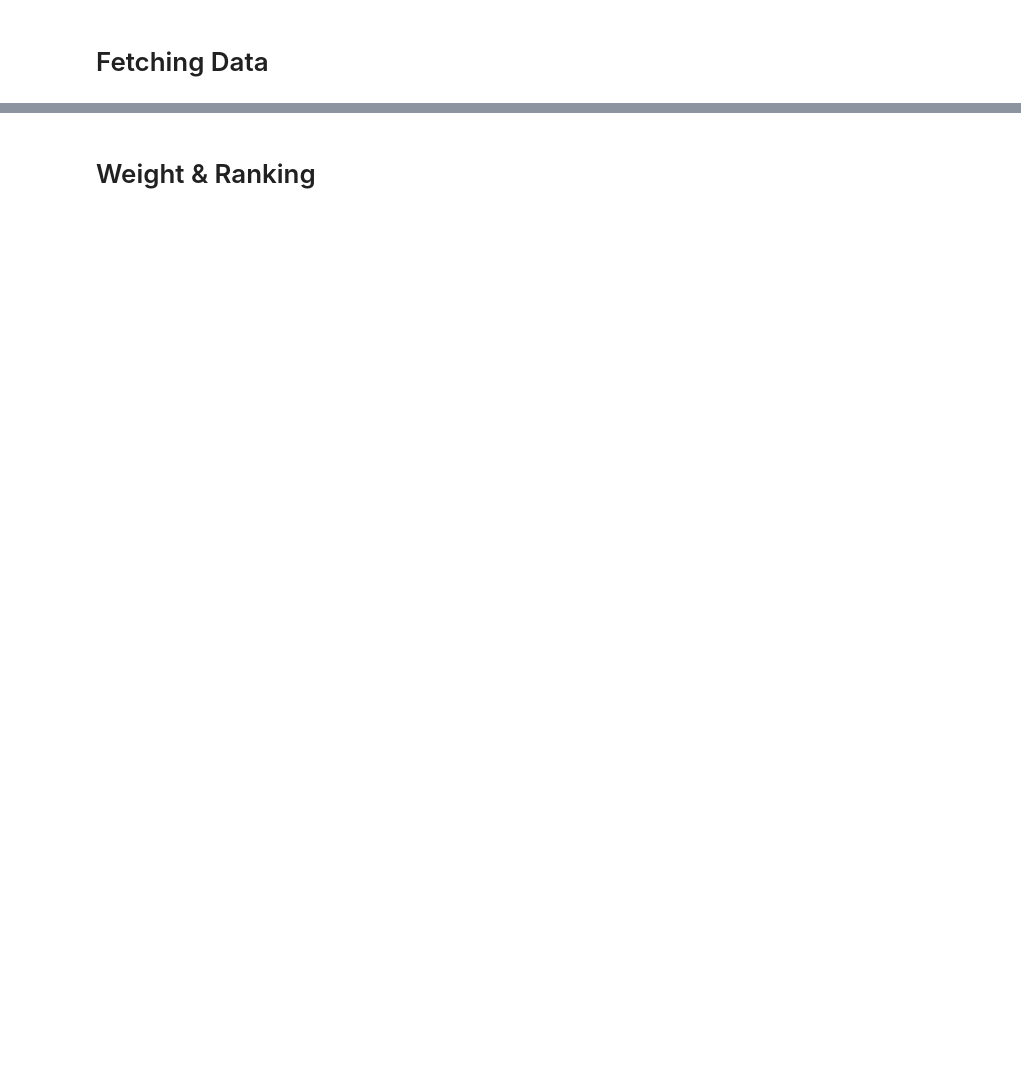
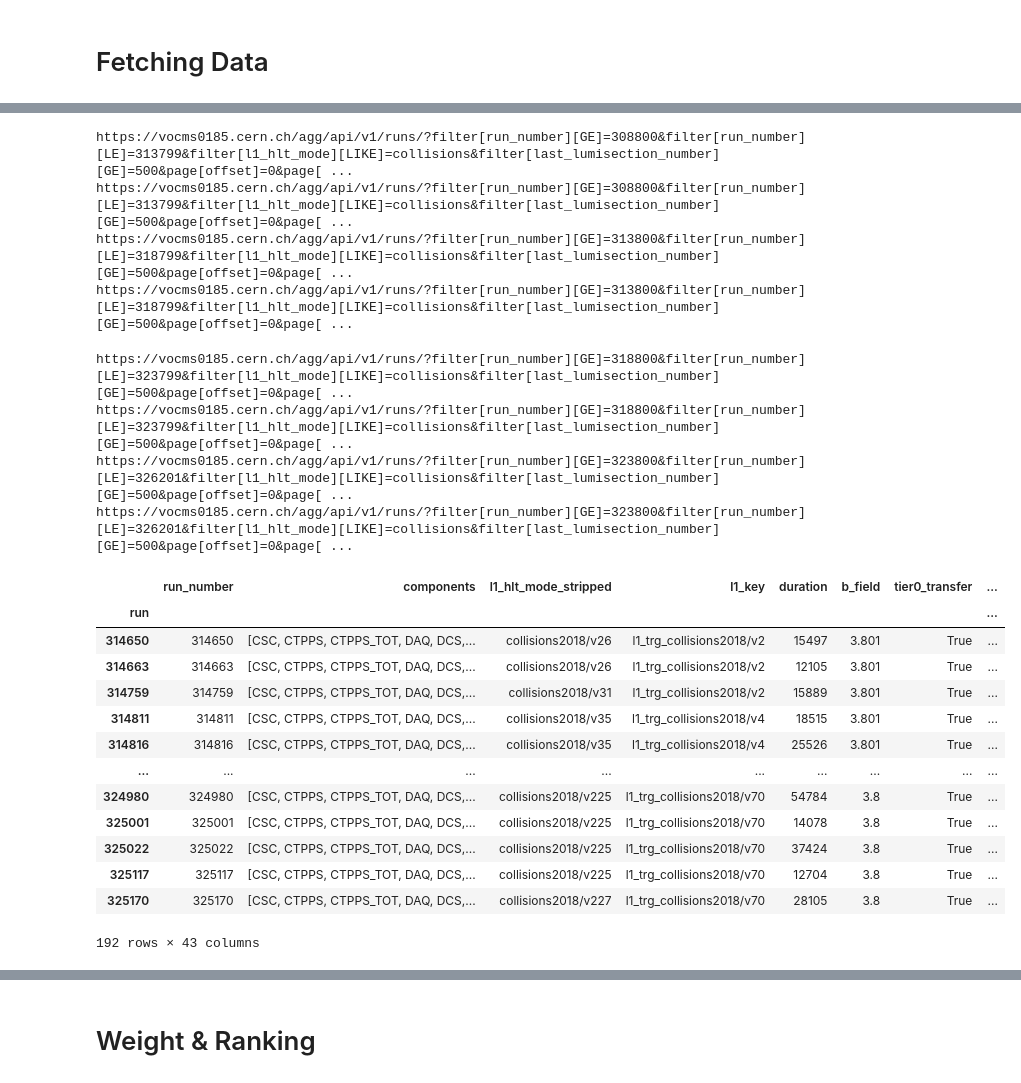
Before and after one commit to CMSTrackerDPG/ReferenceRunRank, a Jupyter notebook: notebooks/RRR_dev.ipynb, the cells around one changed output, grey strips where cells are left out. Cells and saved outputs as stored; diff of their text form; code cells hidden in the pictures; blank space fills up the shorter version.

```diff
--- a/notebooks/RRR_dev.ipynb
+++ b/notebooks/RRR_dev.ipynb
@@ -156,10 +246,13 @@ target = 326189
 # %%
-candidate_selection = "run_range"
+candidate_selection = "dataset"
 
 if candidate_selection == "run_range":
     oldest_run = int(input("Oldest run: ")) # Suggestion: 308800
     newest_run = int(input("Newest run: ")) # Suggestion: 326201
     run_range = (oldest_run, newest_run)
+elif candidate_selection == "dataset":
+    dataset = input("Dataset name (wildcards accepted): ") # E.g.: /Express/Collisions202?/*
+    print("Dataset pattern selected: " + dataset)
 elif candidate_selection == "range_range":
     pass
 elif candidate_selection == "runs":
@@ -168,3 +261,5 @@ elif candidate_selection == "date":
     pass
 elif candidate_selection == "era":
     pass
+else:
+    raise NameError("Invalid candidate selection option selected")
@@ -173,10 +275,22 @@ elif candidate_selection == "era":
 num_components = 2
 
 # Runs used in ranking will need to have at least this run quality score
-quality_thrshld = 0.75
+# quality_thrshld = 0.75
 
 # Features used will have to have weights that add up to at least this number
 weight_thrshld = 1
 
 # Features that have a correlation higher than this with another feature will be dropped
 corr_thrshld = 1
+
+# Least number of lumisections
+lumi_limit = 500
+
+# Run type
+run_type = "collisions"
+# for dataset in selected_datasets:
+#     if "collisions" not in dataset.lower():
+#         print("WARNING: Discrepancy between run type and datasets selected")
+
+# If testing or not
+testing = True
@@ -183,8 +320,10 @@ corr_thrshld = 1
 # %%
 # Filters that will be applied in query
 run_filters = [
-    {"attribute_name": "l1_hlt_mode", "value": "collisions", "operator": "LIKE"}, # Only collision runs
-    {"attribute_name": "last_lumisection_number", "value": 500, "operator": "GE"}
+    {"attribute_name": "l1_hlt_mode", "value": run_type, "operator": "LIKE"}, # Only collision runs
+    {"attribute_name": "last_lumisection_number", "value": lumi_limit, "operator": "GE"},
+    # {"attribute_name": "run_number", "value": run_range[0], "operator": "GE"},
+    # {"attribute_name": "run_number", "value": run_range[1], "operator": "LE"},
 ]
 # %% [markdown]
 # Fetching Data
@@ -191,18 +375,41 @@ run_filters = [
 # %%
 # Fetching runs that will be used as candidates
-candidates_df = omsu.download_oms_data(run_range, omsapi, "runs", ftrs_lst, extrafilters=run_filters).drop(columns=["index"])
+candidates_df = omsu.download_oms_data(run_range, omsapi, "runs", extrafilters=run_filters).drop(columns=["index"])
 
 # Filtering run
-candidates_df = rrr.filter_runs(candidates_df, "json_TRK_PromptReco_2018Runs.json", "collisions2018")
+candidates_df = rrr.filter_runs(candidates_df, "collisions2018", json_name="json_TRK_PromptReco_2018Runs.json")
 
 # Creating a run number index column as an identifier of each run. Note that this is not being treated as a feature the same way run_number is
 candidates_df["run"] = candidates_df["run_number"]
 candidates_df.set_index("run", inplace=True)
 
 # Removing any non-numeric features left
-candidates_df = candidates_df.select_dtypes(["number"])
+# candidates_df = candidates_df.select_dtypes(["number"])
 
 # Making index column integer type
 candidates_df.index = candidates_df.index.astype(int)
 
 candidates_df
+# %% [output]
+https://vocms0185.cern.ch/agg/api/v1/runs/?filter[run_number][GE]=308800&filter[run_number][LE]=313799&filter[l1_hlt_mode][LIKE]=collisions&filter[last_lumisection_number][GE]=500&page[offset]=0&page[ ...
+https://vocms0185.cern.ch/agg/api/v1/runs/?filter[run_number][GE]=308800&filter[run_number][LE]=313799&filter[l1_hlt_mode][LIKE]=collisions&filter[last_lumisection_number][GE]=500&page[offset]=0&page[ ...
+https://vocms0185.cern.ch/agg/api/v1/runs/?filter[run_number][GE]=313800&filter[run_number][LE]=318799&filter[l1_hlt_mode][LIKE]=collisions&filter[last_lumisection_number][GE]=500&page[offset]=0&page[ ...
+https://vocms0185.cern.ch/agg/api/v1/runs/?filter[run_number][GE]=313800&filter[run_number][LE]=318799&filter[l1_hlt_mode][LIKE]=collisions&filter[last_lumisection_number][GE]=500&page[offset]=0&page[ ...
+https://vocms0185.cern.ch/agg/api/v1/runs/?filter[run_number][GE]=318800&filter[run_number][LE]=323799&filter[l1_hlt_mode][LIKE]=collisions&filter[last_lumisection_number][GE]=500&page[offset]=0&page[ ...
+https://vocms0185.cern.ch/agg/api/v1/runs/?filter[run_number][GE]=318800&filter[run_number][LE]=323799&filter[l1_hlt_mode][LIKE]=collisions&filter[last_lumisection_number][GE]=500&page[offset]=0&page[ ...
+https://vocms0185.cern.ch/agg/api/v1/runs/?filter[run_number][GE]=323800&filter[run_number][LE]=326201&filter[l1_hlt_mode][LIKE]=collisions&filter[last_lumisection_number][GE]=500&page[offset]=0&page[ ...
+https://vocms0185.cern.ch/agg/api/v1/runs/?filter[run_number][GE]=323800&filter[run_number][LE]=326201&filter[l1_hlt_mode][LIKE]=collisions&filter[last_lumisection_number][GE]=500&page[offset]=0&page[ ...
+|  | run_number | components | l1_hlt_mode_stripped | l1_key | duration | b_field | tier0_transfer | ... |
+| run |  |  |  |  |  |  |  | ... |
+| 314650 | 314650 | [CSC, CTPPS, CTPPS_TOT, DAQ, DCS,... | collisions2018/v26 | l1_trg_collisions2018/v2 | 15497 | 3.801 | True | ... |
+| 314663 | 314663 | [CSC, CTPPS, CTPPS_TOT, DAQ, DCS,... | collisions2018/v26 | l1_trg_collisions2018/v2 | 12105 | 3.801 | True | ... |
+| 314759 | 314759 | [CSC, CTPPS, CTPPS_TOT, DAQ, DCS,... | collisions2018/v31 | l1_trg_collisions2018/v2 | 15889 | 3.801 | True | ... |
+| 314811 | 314811 | [CSC, CTPPS, CTPPS_TOT, DAQ, DCS,... | collisions2018/v35 | l1_trg_collisions2018/v4 | 18515 | 3.801 | True | ... |
+| 314816 | 314816 | [CSC, CTPPS, CTPPS_TOT, DAQ, DCS,... | collisions2018/v35 | l1_trg_collisions2018/v4 | 25526 | 3.801 | True | ... |
+| ... | ... | ... | ... | ... | ... | ... | ... | ... |
+| 324980 | 324980 | [CSC, CTPPS, CTPPS_TOT, DAQ, DCS,... | collisions2018/v225 | l1_trg_collisions2018/v70 | 54784 | 3.8 | True | ... |
+| 325001 | 325001 | [CSC, CTPPS, CTPPS_TOT, DAQ, DCS,... | collisions2018/v225 | l1_trg_collisions2018/v70 | 14078 | 3.8 | True | ... |
+| 325022 | 325022 | [CSC, CTPPS, CTPPS_TOT, DAQ, DCS,... | collisions2018/v225 | l1_trg_collisions2018/v70 | 37424 | 3.8 | True | ... |
+| 325117 | 325117 | [CSC, CTPPS, CTPPS_TOT, DAQ, DCS,... | collisions2018/v225 | l1_trg_collisions2018/v70 | 12704 | 3.8 | True | ... |
+| 325170 | 325170 | [CSC, CTPPS, CTPPS_TOT, DAQ, DCS,... | collisions2018/v227 | l1_trg_collisions2018/v70 | 28105 | 3.8 | True | ... |
+192 rows × 43 columns
```
Also changed, not shown: parts of 49 cells of this notebook, 23 other files.
